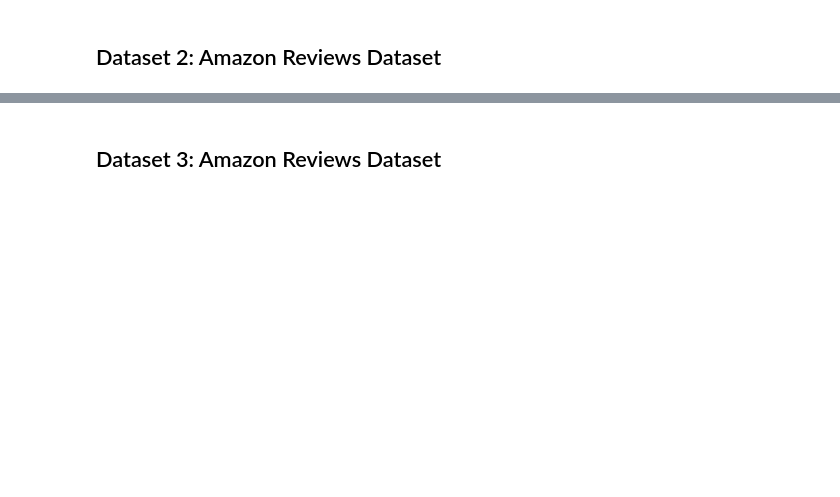
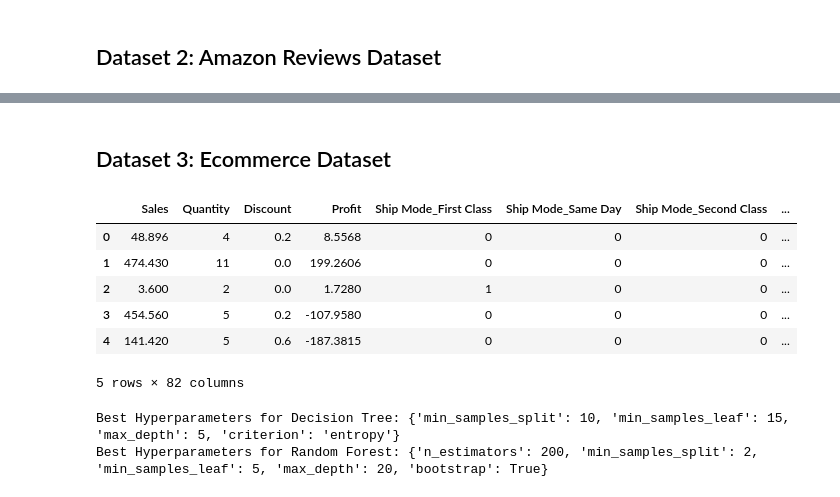
Before and after one commit to eghatzis0527/DX799---HW-Assignments, a Jupyter notebook: HW6.ipynb, the cells around one changed output, grey strips where cells are left out. Drawn from its saved outputs; the diff is of its cells as text; code cells hidden in the pictures; blank space fills up the shorter version.

```diff
--- a/HW6.ipynb
+++ b/HW6.ipynb
@@ -197,2 +271,70 @@ lift_table['lift'] = lift_table['lift'].map(lambda x: f'{x:.3f}')
 # %% [markdown]
-## Dataset 3: Amazon Reviews Dataset
+## Dataset 3: Ecommerce Dataset
+# %%
+data3 = pd.read_csv('/workspaces/DX799---HW-Assignments/data.csv', encoding = 'windows-1252')
+data3['Purchased'] = 1
+
+customer_id = data3['Customer ID'].values
+segments = data3['Segment'].values
+cities = data3['City'].values
+state = data3['State'].values
+region = data3['Region'].values
+product_id = data3['Product ID'].values
+categories = data3['Category'].values
+subcategories = data3['Sub-Category'].values
+
+def generate_row(df):
+    row = {}
+
+    row['Customer ID'] = np.random.choice(customer_id)
+    cust_id = row['Customer ID']
+    purchased = set(df[df['Customer ID'] == cust_id]['Product ID'])
+    candidates = list(set(product_id) - purchased)
+
+    row['Segment'] = np.random.choice(segments)
+    row['State'] = np.random.choice(state)
+    row['City'] = np.random.choice(cities)
+    row['Region'] = np.random.choice(region)
+    row['Product ID'] = np.random.choice(candidates)
+    row['Category'] = np.random.choice(categories)
+    row['Sub-Category'] = np.random.choice(subcategories)
+
+    row['Sales'] = 0
+    row['Discount'] = 0
+    row['Quantity'] = 0
+    row['Profit'] = 0
+    row['Purchased'] = 0
+
+    return row
+
+fake_rows = pd.DataFrame([generate_row(data3) for n in range(1000)])
+
+fake_df = pd.concat([data3, fake_rows], ignore_index = True)
+
+fake_df = fake_df.drop(columns = ['Row ID', 'Product Name', 'Country', 'Postal Code', 'Order ID', 'Order Date'])
+
+fake_df_encoded = pd.get_dummies(fake_df, columns = ['Ship Mode', 'Segment', 'State', 'Region', 'Category', 'Sub-Category'], dtype = int)
+
+X = fake_df_encoded.drop(columns = ['Customer ID', 'Product ID', 'City', 'Purchased'])
+y = fake_df_encoded['Purchased']
+
+X.head()
+# %% [output]
+|  | Sales | Quantity | Discount | Profit | Ship Mode_First Class | Ship Mode_Same Day | Ship Mode_Second Class | ... |
+| 0 | 48.896 | 4 | 0.2 | 8.5568 | 0 | 0 | 0 | ... |
+| 1 | 474.430 | 11 | 0.0 | 199.2606 | 0 | 0 | 0 | ... |
+| 2 | 3.600 | 2 | 0.0 | 1.7280 | 1 | 0 | 0 | ... |
+| 3 | 454.560 | 5 | 0.2 | -107.9580 | 0 | 0 | 0 | ... |
+| 4 | 141.420 | 5 | 0.6 | -187.3815 | 0 | 0 | 0 | ... |
+5 rows × 82 columns
+# %%
+X_train, X_test, y_train, y_test = train_test_split(X, y, test_size = 0.25, random_state = 42)
+
+search_tree.fit(X_train, y_train)
+print(f'Best Hyperparameters for Decision Tree: {search_tree.best_params_}')
+
+search_forest.fit(X_train, y_train)
+print(f'Best Hyperparameters for Random Forest: {search_forest.best_params_}')
+# %% [output]
+Best Hyperparameters for Decision Tree: {'min_samples_split': 10, 'min_samples_leaf': 15, 'max_depth': 5, 'criterion': 'entropy'}
+Best Hyperparameters for Random Forest: {'n_estimators': 200, 'min_samples_split': 2, 'min_samples_leaf': 5, 'max_depth': 20, 'bootstrap': True}
```
Also changed, not shown: parts of 9 cells of this notebook.
